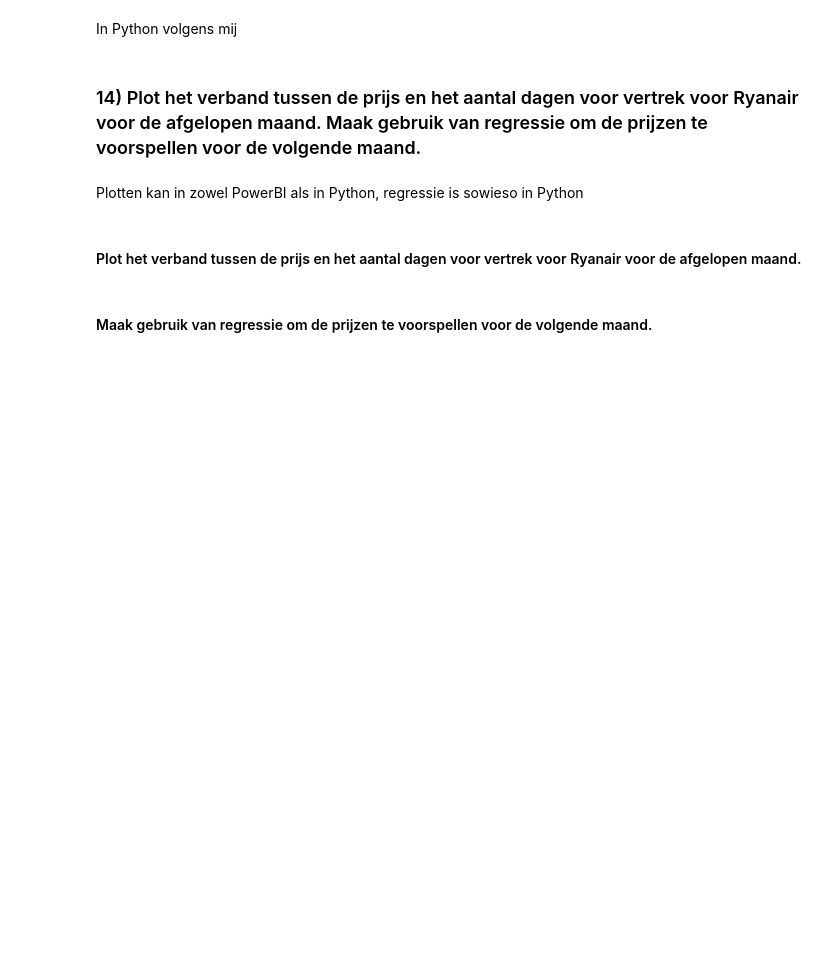
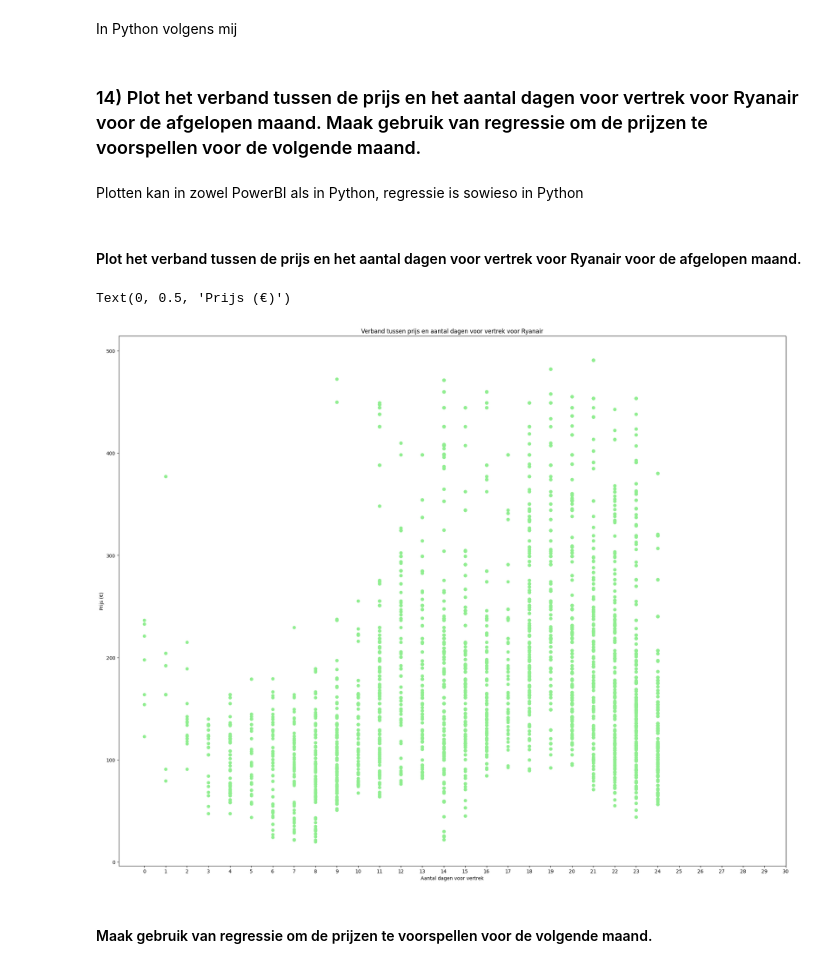
Before and after one commit to kyanamarckx/Data-Engineering-Project, a Jupyter notebook: analyse/analyse.ipynb, the cells around one changed output. Drawn from its saved outputs; the diff is of its cells as text; code cells hidden in the pictures; blank space fills up the shorter version.

Commit message:
analyse

```diff
--- a/analyse/analyse.ipynb
+++ b/analyse/analyse.ipynb
@@ -397,33 +403,36 @@ Plotten kan in zowel PowerBI als in Python, regressie is sowieso in Python
 #### Plot het verband tussen de prijs en het aantal dagen voor vertrek voor Ryanair voor de afgelopen maand.
 # %%
 # read the data
-data = pd.read_csv('../analyse/allData.csv')
+data = df
 
 # filter the data for Ryanair
 data = data[data['airline_iata_code'] == 'FR']
 
 # convert departure date to datetime object
-data['departure_date'] = pd.to_datetime(data['departure_date'])
+data['departure_date'] = pd.to_datetime(data['departureDateKey'], format='%Y%m%d')
 
 # add new column for days before departure
 data['days_before_departure'] = (data['departure_date'] - data['departure_date'].min()).dt.days
 
 # previous month with datetime
 previous_month = datetime.datetime.now() - datetime.timedelta(days=30)
 
 # today with datetime
 today = datetime.datetime.now()
 
 # filter the data for the last month ()
 data = data[(data['departure_date'] >= previous_month) & (data['departure_date'] <= today)]
 
 # plot the results
 plt.figure(figsize=(25, 20))
 plt.plot(data['days_before_departure'], data['price'], 'o', color='lightgreen')
 plt.title('Verband tussen prijs en aantal dagen voor vertrek voor Ryanair')
 plt.xticks(range(0, 31, 1))
 plt.xlabel('Aantal dagen voor vertrek')
 plt.ylabel('Prijs (€)')
+# %% [output]
+Text(0, 0.5, 'Prijs (€)')
+[figure, added]
 # %% [markdown]
 #### Maak gebruik van regressie om de prijzen te voorspellen voor de volgende maand.
 # %%
```
Also changed, not shown: parts of 5 cells of this notebook, 3 other files.
